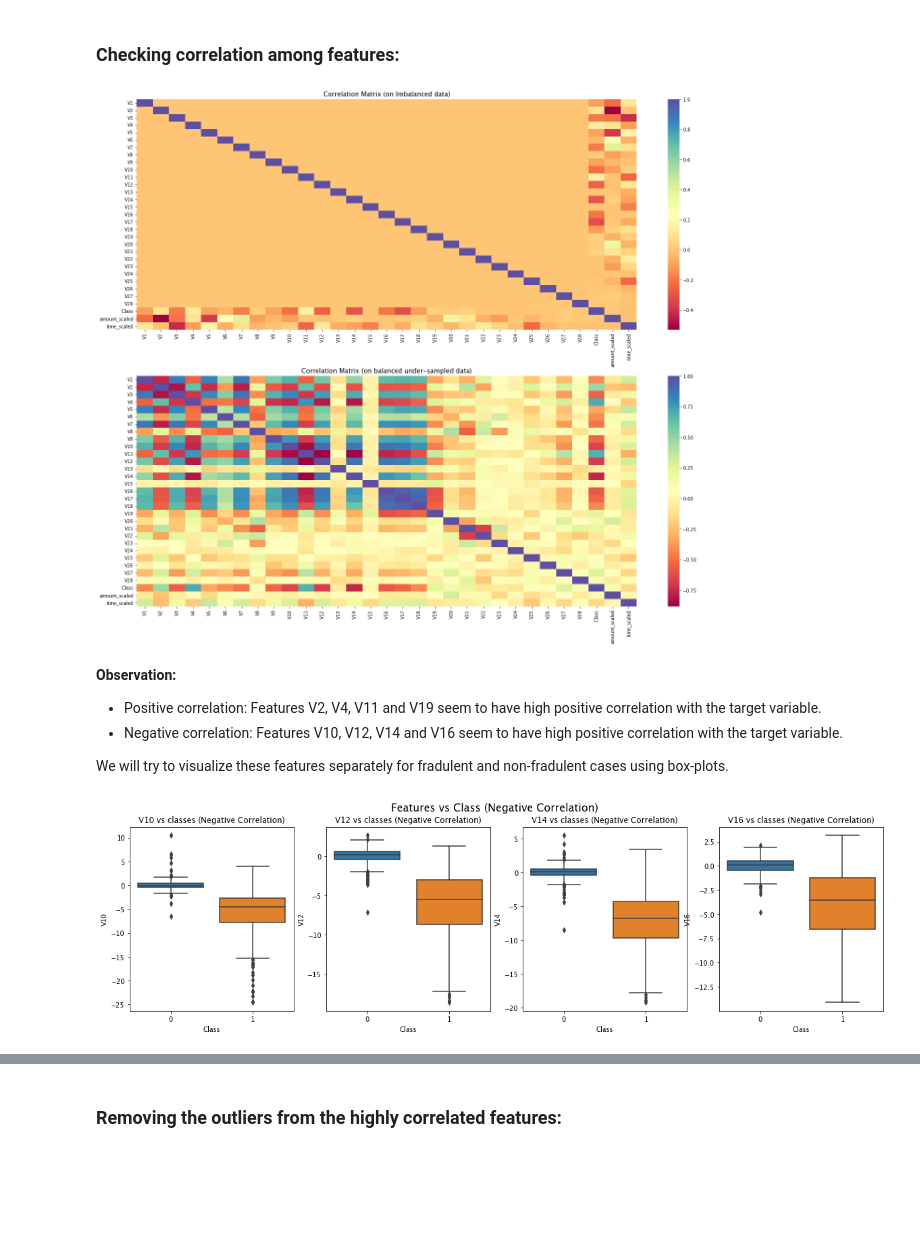
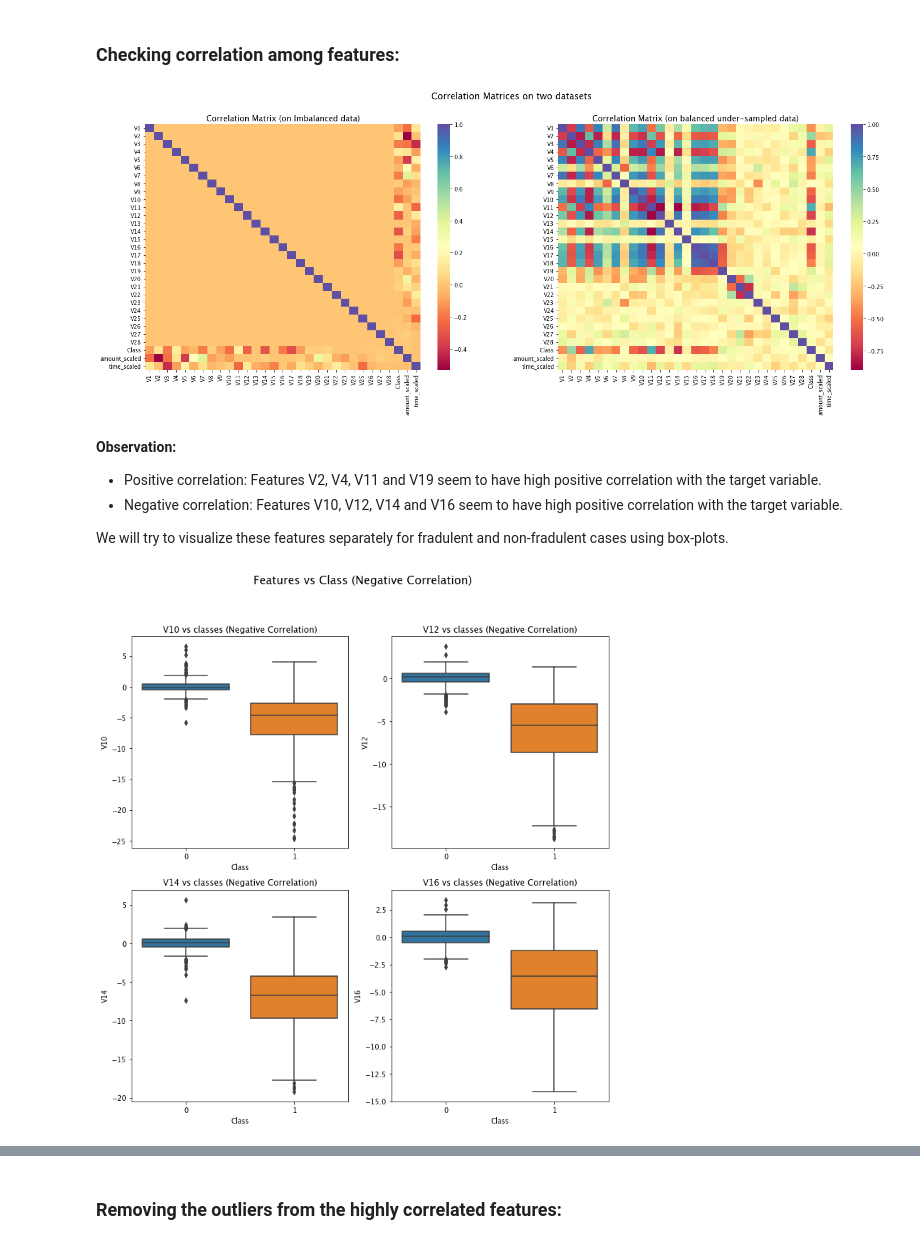
Before and after one commit to vspvikram/Fraud-Detection-And-Analysis, a Jupyter notebook: fraud_detection.ipynb, the cells around one changed output, grey strips where cells are left out. Drawn from its saved outputs; the diff is of its cells as text; code cells hidden in the pictures; blank space fills up the shorter version.

```diff
--- a/fraud_detection.ipynb
+++ b/fraud_detection.ipynb
@@ -179,21 +180,23 @@ Name: Class, dtype: int64
 # %% [markdown]
 ### Checking correlation among features:
 # %%
-f, (ax1, ax2) = plt.subplots(2, 1, figsize=(24, 20))
+f, (ax1, ax2) = plt.subplots(1, 2, figsize=(24, 8))
 
 # creating the correlation matrix for the originial df
 corr = df.corr()
 sns.heatmap(corr, cmap='Spectral', annot_kws={'size':20}, ax=ax1)
 ax1.set_title("Correlation Matrix (on Imbalanced data)", fontsize=14)
 
 # creating the correlation matrix for the under-sampled dataframe
 corr = new_usmpl_df.corr()
 sns.heatmap(corr, cmap='Spectral', annot_kws={'size':20}, ax=ax2)
 ax2.set_title("Correlation Matrix (on balanced under-sampled data)", fontsize=14)
 
+f.suptitle("Correlation Matrices on two datasets", fontsize=16)
+
 plt.show()
 # %% [output]
-[figure, old version]
+[figure, new version]
 # %% [markdown]
 **Observation:**
 
@@ -203,23 +206,23 @@ plt.show()
 We will try to visualize these features separately for fradulent and non-fradulent cases using box-plots.
 # %%
 # Negative correlation box plots
-f, ax = plt.subplots(ncols=4, figsize=(20,5))
+f, ((ax1, ax2), (ax3, ax4)) = plt.subplots(2, 2, figsize=(12,12))
 
-sns.boxplot(x="Class", y="V10", data=new_usmpl_df, ax=ax[0])
-ax[0].set_title("V10 vs classes (Negative Correlation)")
+sns.boxplot(x="Class", y="V10", data=new_usmpl_df, ax=ax1)
+ax1.set_title("V10 vs classes (Negative Correlation)")
 
-sns.boxplot(x="Class", y="V12", data=new_usmpl_df, ax=ax[1])
-ax[1].set_title("V12 vs classes (Negative Correlation)")
+sns.boxplot(x="Class", y="V12", data=new_usmpl_df, ax=ax2)
+ax2.set_title("V12 vs classes (Negative Correlation)")
 
-sns.boxplot(x="Class", y="V14", data=new_usmpl_df, ax=ax[2])
-ax[2].set_title("V14 vs classes (Negative Correlation)")
+sns.boxplot(x="Class", y="V14", data=new_usmpl_df, ax=ax3)
+ax3.set_title("V14 vs classes (Negative Correlation)")
 
-sns.boxplot(x="Class", y="V16", data=new_usmpl_df, ax=ax[3])
-ax[3].set_title("V16 vs classes (Negative Correlation)")
+sns.boxplot(x="Class", y="V16", data=new_usmpl_df, ax=ax4)
+ax4.set_title("V16 vs classes (Negative Correlation)")
 
 f.suptitle("Features vs Class (Negative Correlation)", fontsize=16)
 plt.show()
 # %% [output]
-[figure, old version]
+[figure, new version]
 # %%
 # Positive correlation box plots
```
Also changed, not shown: parts of 6 cells of this notebook.
